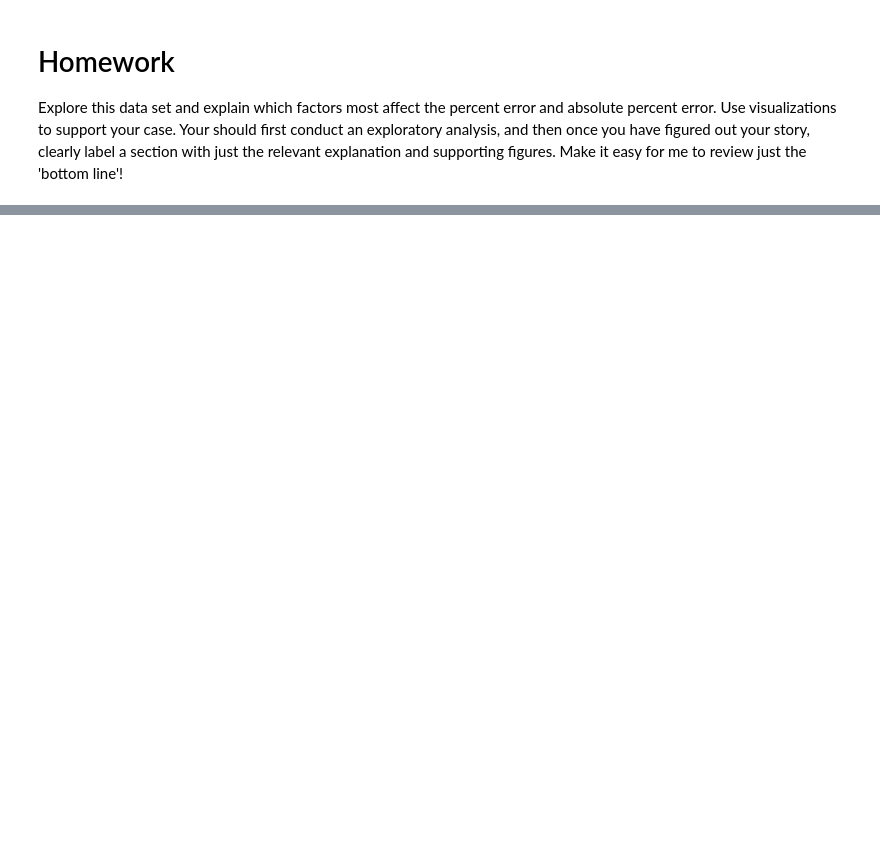
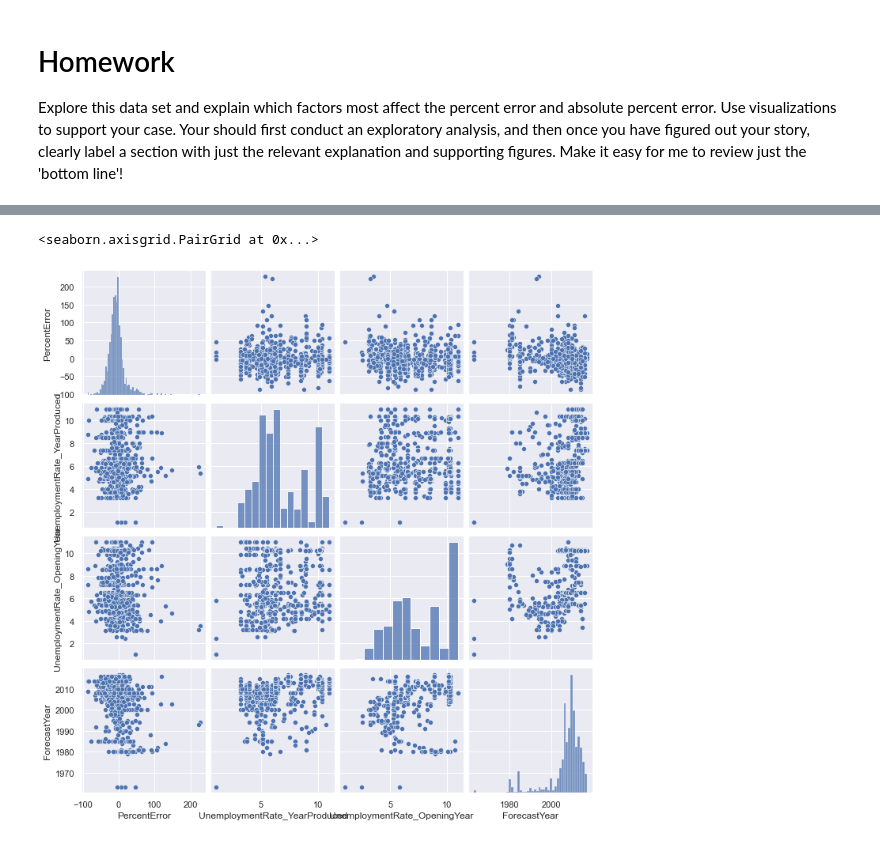
Before and after one commit to uky-transport-data-science/ce599, a Jupyter notebook: 13-Data Viz 1/data-viz-1.ipynb, the cells around one changed output, grey strips where cells are left out. Cells and saved outputs as stored; diff of their text form; code cells hidden in the pictures; blank space fills up the shorter version.

```diff
--- a/13-Data Viz 1/data-viz-1.ipynb
+++ b/13-Data Viz 1/data-viz-1.ipynb
@@ -171,0 +229,11 @@ Explore this data set and explain which factors most affect the percent error an
+# %%
+#Nothing very promising looking there, continuing on
+#doing some exploration to see what factors most affect percent error and absolute percent error
+#starting with percent error and looking at possible influences on it
+cols = ['PercentError', 'UnemploymentRate_YearProduced', 'UnemploymentRate_OpeningYear', 'ForecastYear']
+
+# and the plots
+sns.pairplot(df[cols])
+# %% [output]
+<seaborn.axisgrid.PairGrid at 0x...>
+[figure, added]
```
Also changed, not shown: parts of 23 cells of this notebook.
